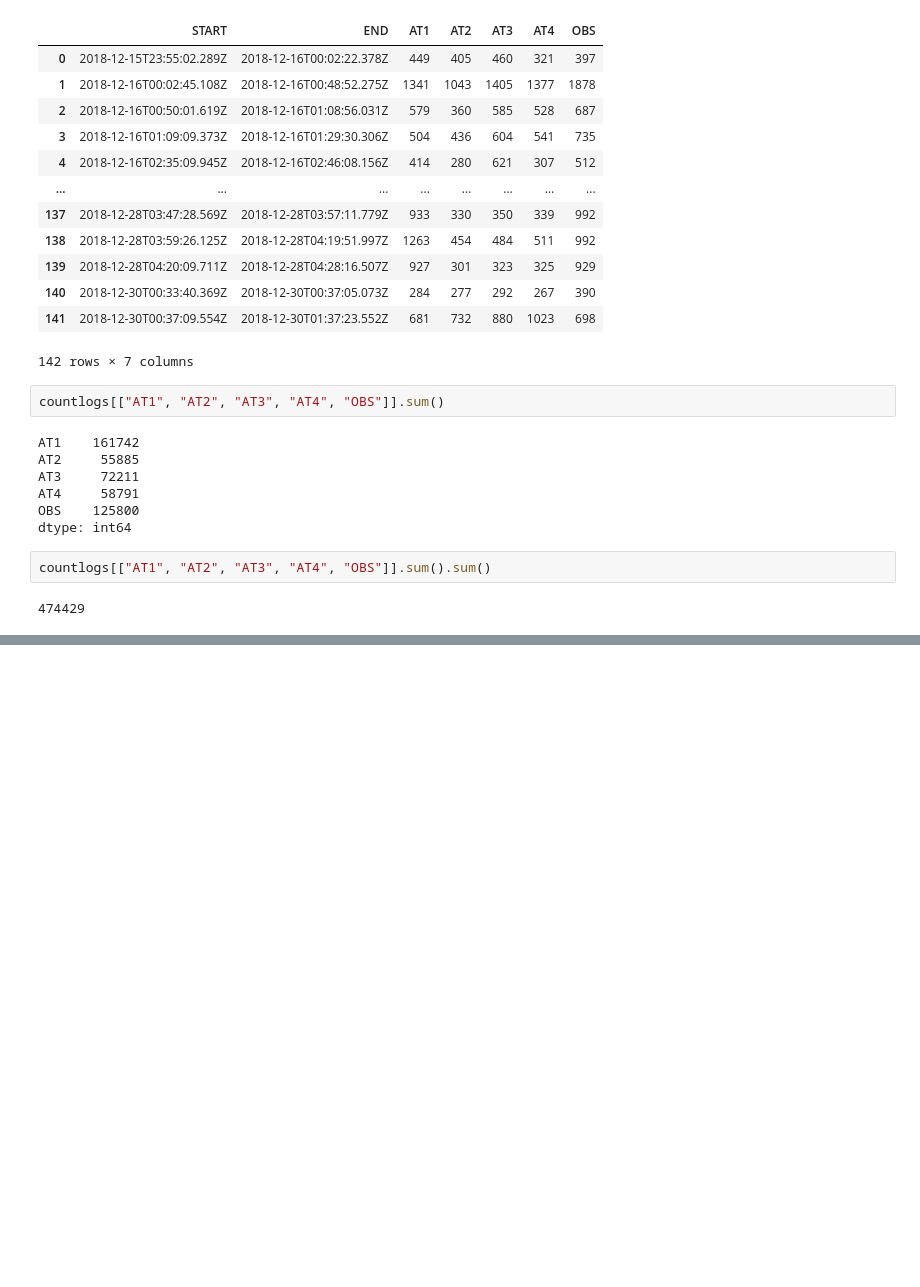
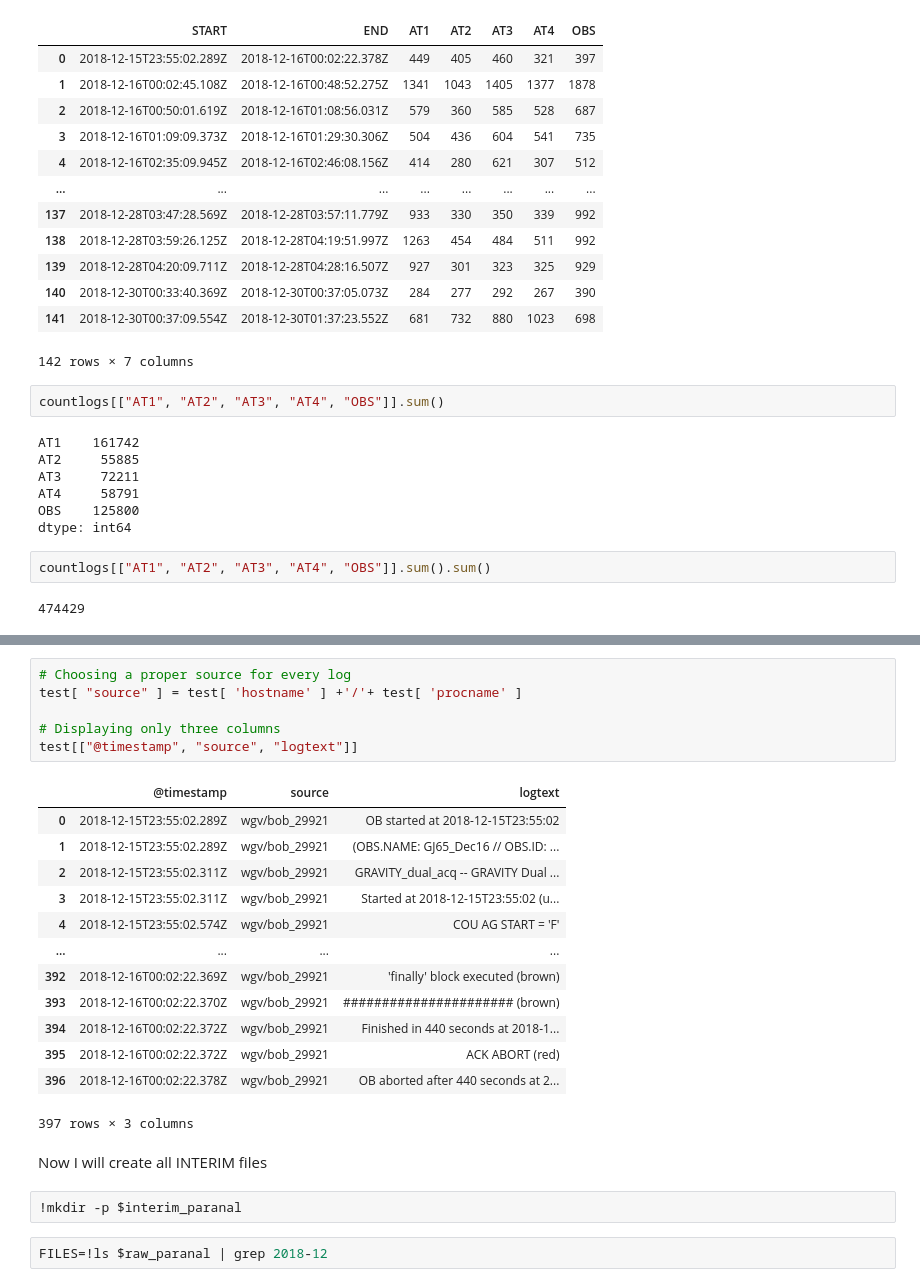
Before and after one commit to jpgil/logdelay, a Jupyter notebook: notebooks/dataset/2019-12-18-jgil-paranal.ipynb, the cells around one changed output, grey strips where cells are left out. Drawn from its saved outputs; the diff is of its cells as text; blank space fills up the shorter version.

```diff
--- a/notebooks/dataset/2019-12-18-jgil-paranal.ipynb
+++ b/notebooks/dataset/2019-12-18-jgil-paranal.ipynb
@@ -49,0 +71,26 @@ countlogs[["AT1", "AT2", "AT3", "AT4", "OBS"]].sum().sum()
+# %%
+# Choosing a proper source for every log
+test[ "source" ] = test[ 'hostname' ] +'/'+ test[ 'procname' ]
+
+# Displaying only three columns
+test[["@timestamp", "source", "logtext"]]
+# %% [output]
+|  | @timestamp | source | logtext |
+| 0 | 2018-12-15T23:55:02.289Z | wgv/bob_29921 | OB started at 2018-12-15T23:55:02 |
+| 1 | 2018-12-15T23:55:02.289Z | wgv/bob_29921 | (OBS.NAME: GJ65_Dec16 // OBS.ID: ... |
+| 2 | 2018-12-15T23:55:02.311Z | wgv/bob_29921 | GRAVITY_dual_acq -- GRAVITY Dual ... |
+| 3 | 2018-12-15T23:55:02.311Z | wgv/bob_29921 | Started at 2018-12-15T23:55:02 (u... |
+| 4 | 2018-12-15T23:55:02.574Z | wgv/bob_29921 | COU AG START = 'F' |
+| ... | ... | ... | ... |
+| 392 | 2018-12-16T00:02:22.369Z | wgv/bob_29921 | 'finally' block executed (brown) |
+| 393 | 2018-12-16T00:02:22.370Z | wgv/bob_29921 | ###################### (brown) |
+| 394 | 2018-12-16T00:02:22.372Z | wgv/bob_29921 | Finished in 440 seconds at 2018-1... |
+| 395 | 2018-12-16T00:02:22.372Z | wgv/bob_29921 | ACK ABORT (red) |
+| 396 | 2018-12-16T00:02:22.378Z | wgv/bob_29921 | OB aborted after 440 seconds at 2... |
+397 rows × 3 columns
+# %% [markdown]
+Now I will create all INTERIM files
+# %%
+!mkdir -p $interim_paranal
+# %%
+FILES=!ls $raw_paranal | grep 2018-12
```
Also changed, not shown: parts of 5 cells of this notebook, 3 other files.
